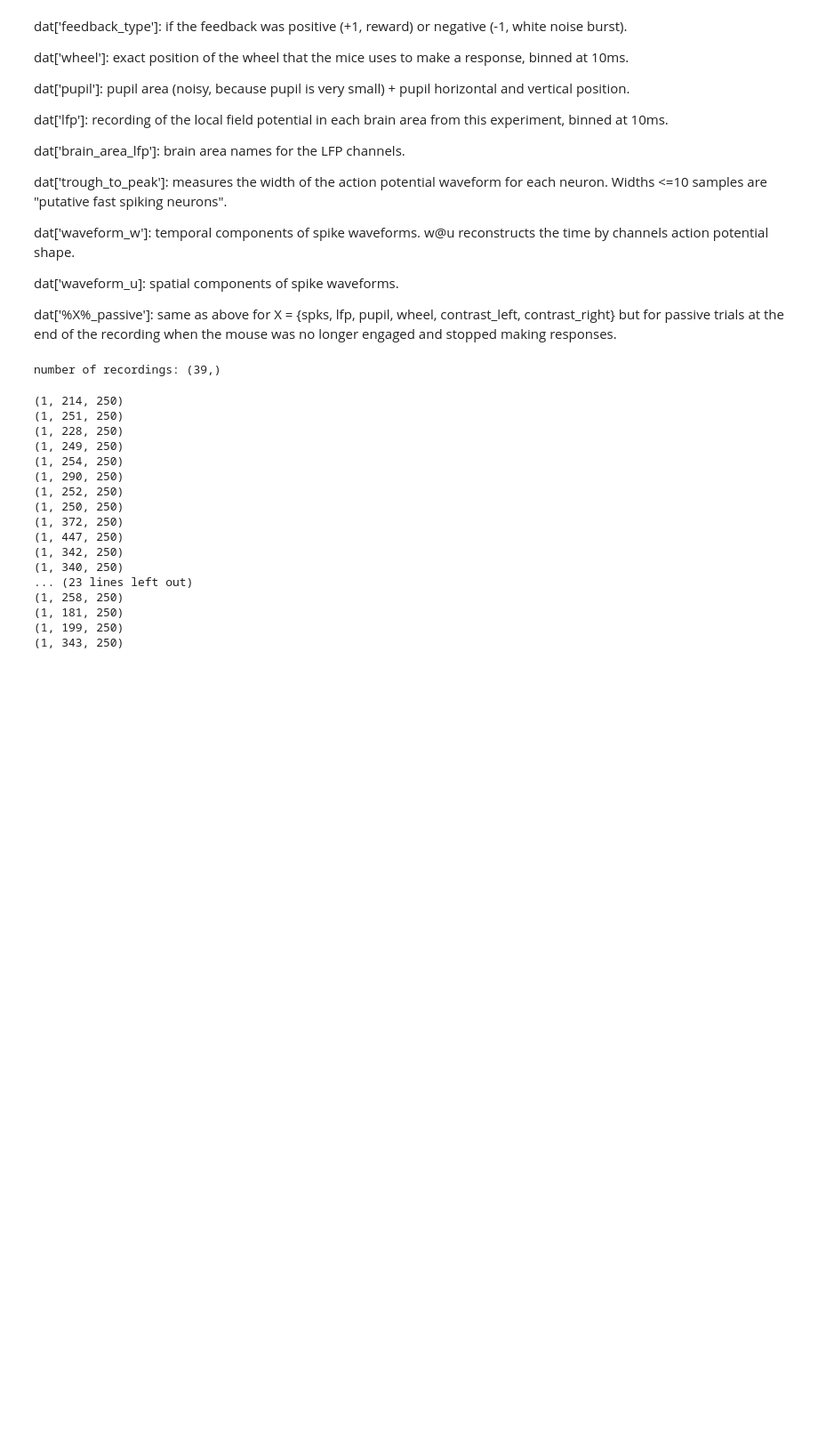
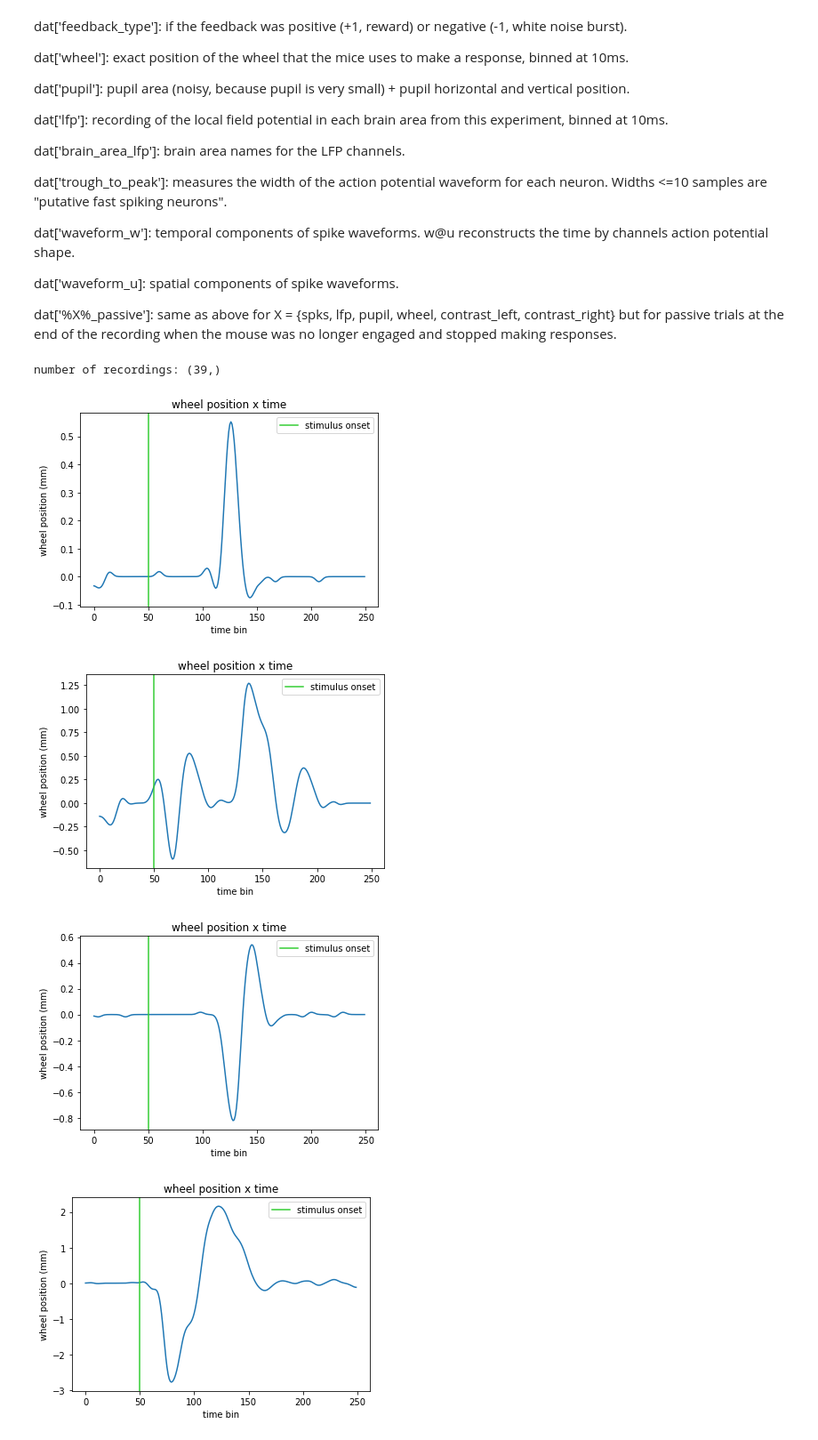
Before and after one commit to gumadeiras/neuromatch-academy, a Jupyter notebook: playground/plot_wheel_movement.ipynb, the cells around one changed output. Shown: that part at 89% size. Drawn from its saved outputs; the diff is of its cells as text; code cells hidden in the pictures; blank space fills up the shorter version.

Commit message:
added wheel movement plot

```diff
--- a/playground/plot_wheel_movement.ipynb
+++ b/playground/plot_wheel_movement.ipynb
@@ -55,25 +57,13 @@ number of recordings: (39,)
 # %%
 wheel_to_mm = 0.135
 # %%
-region = 'ZI'
-for dat in alldat:
-    wheel_act = dat['wheel']
-    for trial in wheel_act
+# for dat in alldat:
+dat = alldat[11]
+wheel_act = dat['wheel'].squeeze()
+for trial in wheel_act[:10]:
+   plot_wheel_movement(trial)
 # %% [output]
-(1, 214, 250)
-(1, 251, 250)
-(1, 228, 250)
-(1, 249, 250)
-(1, 254, 250)
-(1, 290, 250)
-(1, 252, 250)
-(1, 250, 250)
-(1, 372, 250)
-(1, 447, 250)
-(1, 342, 250)
-(1, 340, 250)
-... (23 lines left out)
-(1, 258, 250)
-(1, 181, 250)
-(1, 199, 250)
-(1, 343, 250)
+[figure, added]
+[figure, added]
+[figure, added]
+[figure, added]
```
Also changed, not shown: parts of 3 cells of this notebook, 1 other file.
